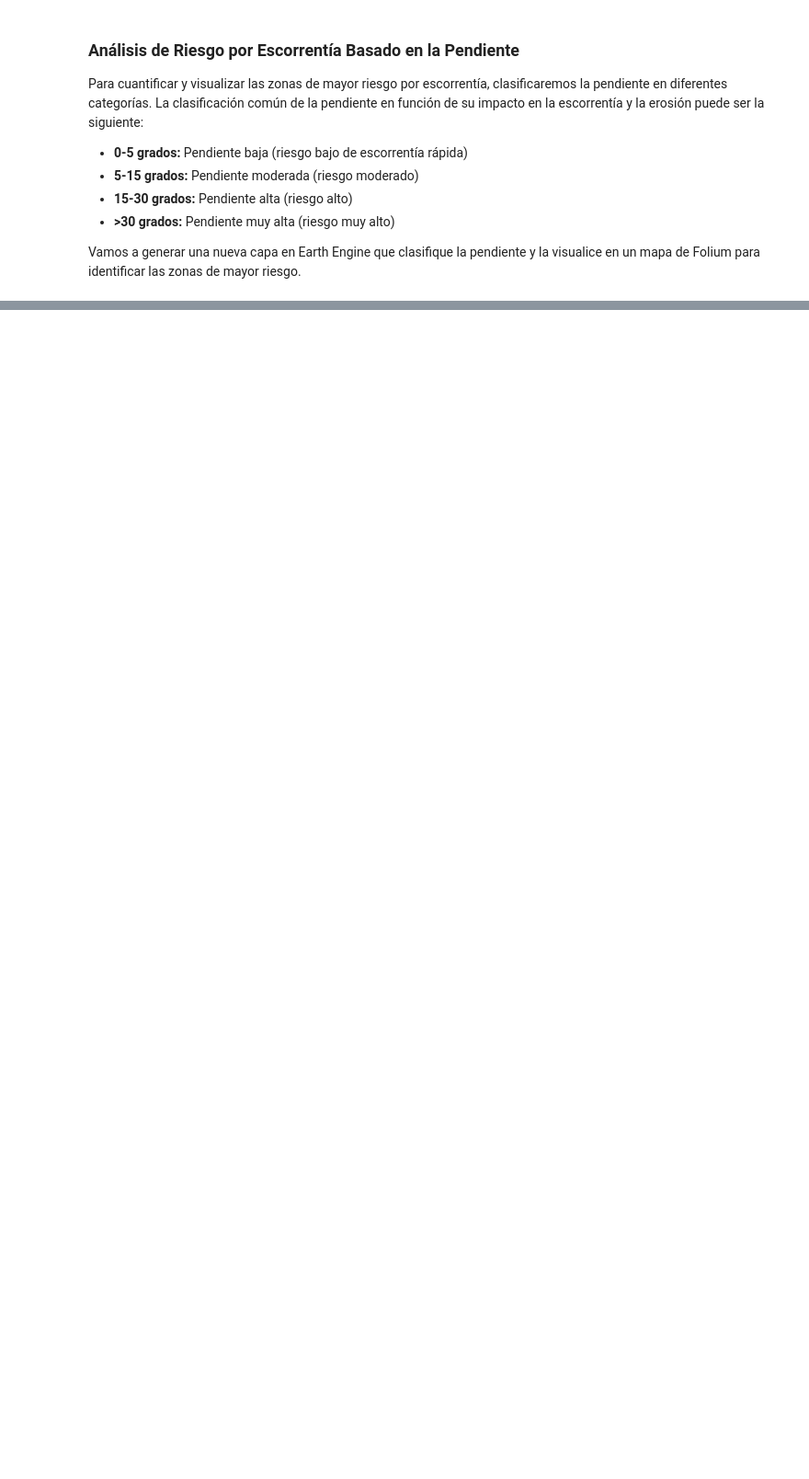
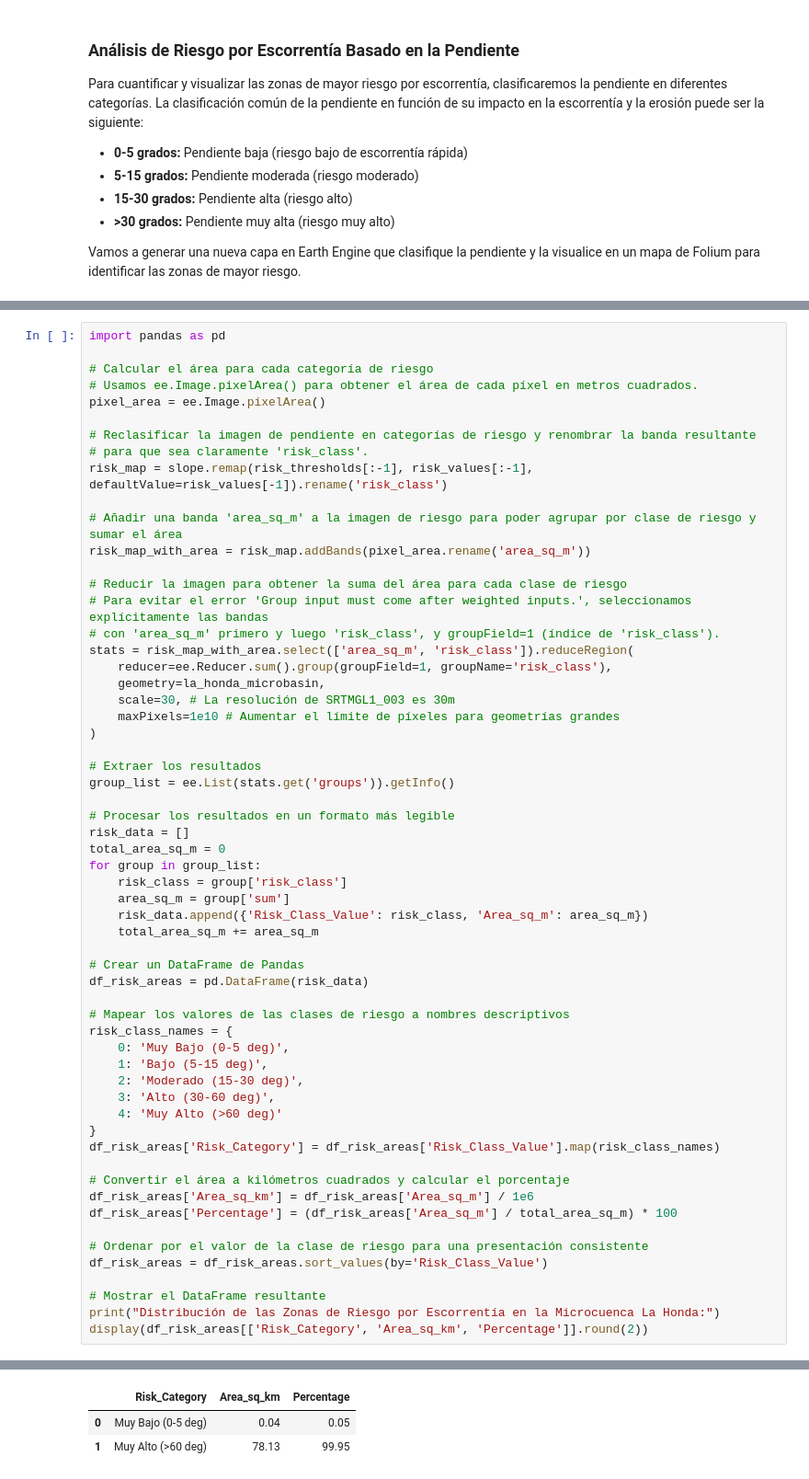
Before and after one commit to HILDA1972MORENO/DESHBOARD---LA-HONDA-, a Jupyter notebook: quickstarts/Get_started_managed_agents.ipynb, the cells around one changed output, grey strips where cells are left out. Shown at 92% size. Drawn from its saved outputs; the diff is of its cells as text; blank space fills up the shorter version.

```diff
--- a/quickstarts/Get_started_managed_agents.ipynb
+++ b/quickstarts/Get_started_managed_agents.ipynb
@@ -1317,0 +1320,60 @@ display(map_risk)
+# %%
+import pandas as pd
+
+# Calcular el área para cada categoría de riesgo
+# Usamos ee.Image.pixelArea() para obtener el área de cada píxel en metros cuadrados.
+pixel_area = ee.Image.pixelArea()
+
+# Reclasificar la imagen de pendiente en categorías de riesgo y renombrar la banda resultante
+# para que sea claramente 'risk_class'.
+risk_map = slope.remap(risk_thresholds[:-1], risk_values[:-1], defaultValue=risk_values[-1]).rename('risk_class')
+
+# Añadir una banda 'area_sq_m' a la imagen de riesgo para poder agrupar por clase de riesgo y sumar el área
+risk_map_with_area = risk_map.addBands(pixel_area.rename('area_sq_m'))
+
+# Reducir la imagen para obtener la suma del área para cada clase de riesgo
+# Para evitar el error 'Group input must come after weighted inputs.', seleccionamos explícitamente las bandas
+# con 'area_sq_m' primero y luego 'risk_class', y groupField=1 (índice de 'risk_class').
+stats = risk_map_with_area.select(['area_sq_m', 'risk_class']).reduceRegion(
+    reducer=ee.Reducer.sum().group(groupField=1, groupName='risk_class'),
+    geometry=la_honda_microbasin,
+    scale=30, # La resolución de SRTMGL1_003 es 30m
+    maxPixels=1e10 # Aumentar el límite de píxeles para geometrías grandes
+)
+
+# Extraer los resultados
+group_list = ee.List(stats.get('groups')).getInfo()
+
+# Procesar los resultados en un formato más legible
+risk_data = []
+total_area_sq_m = 0
+for group in group_list:
+    risk_class = group['risk_class']
+    area_sq_m = group['sum']
+    risk_data.append({'Risk_Class_Value': risk_class, 'Area_sq_m': area_sq_m})
+    total_area_sq_m += area_sq_m
+
+# Crear un DataFrame de Pandas
+df_risk_areas = pd.DataFrame(risk_data)
+
+# Mapear los valores de las clases de riesgo a nombres descriptivos
+risk_class_names = {
+    0: 'Muy Bajo (0-5 deg)',
+    1: 'Bajo (5-15 deg)',
+    2: 'Moderado (15-30 deg)',
+    3: 'Alto (30-60 deg)',
+    4: 'Muy Alto (>60 deg)'
+}
+df_risk_areas['Risk_Category'] = df_risk_areas['Risk_Class_Value'].map(risk_class_names)
+
+# Convertir el área a kilómetros cuadrados y calcular el porcentaje
+df_risk_areas['Area_sq_km'] = df_risk_areas['Area_sq_m'] / 1e6
+df_risk_areas['Percentage'] = (df_risk_areas['Area_sq_m'] / total_area_sq_m) * 100
+
+# Ordenar por el valor de la clase de riesgo para una presentación consistente
+df_risk_areas = df_risk_areas.sort_values(by='Risk_Class_Value')
+
+# Mostrar el DataFrame resultante
+print("Distribución de las Zonas de Riesgo por Escorrentía en la Microcuenca La Honda:")
+display(df_risk_areas[['Risk_Category', 'Area_sq_km', 'Percentage']].round(2))
+# %% [output]
@@ -1317,0 +1381,3 @@ display(map_risk)
+|  | Risk_Category | Area_sq_km | Percentage |
+| 0 | Muy Bajo (0-5 deg) | 0.04 | 0.05 |
+| 1 | Muy Alto (>60 deg) | 78.13 | 99.95 |
```
Also changed, not shown: parts of 23 cells of this notebook.
